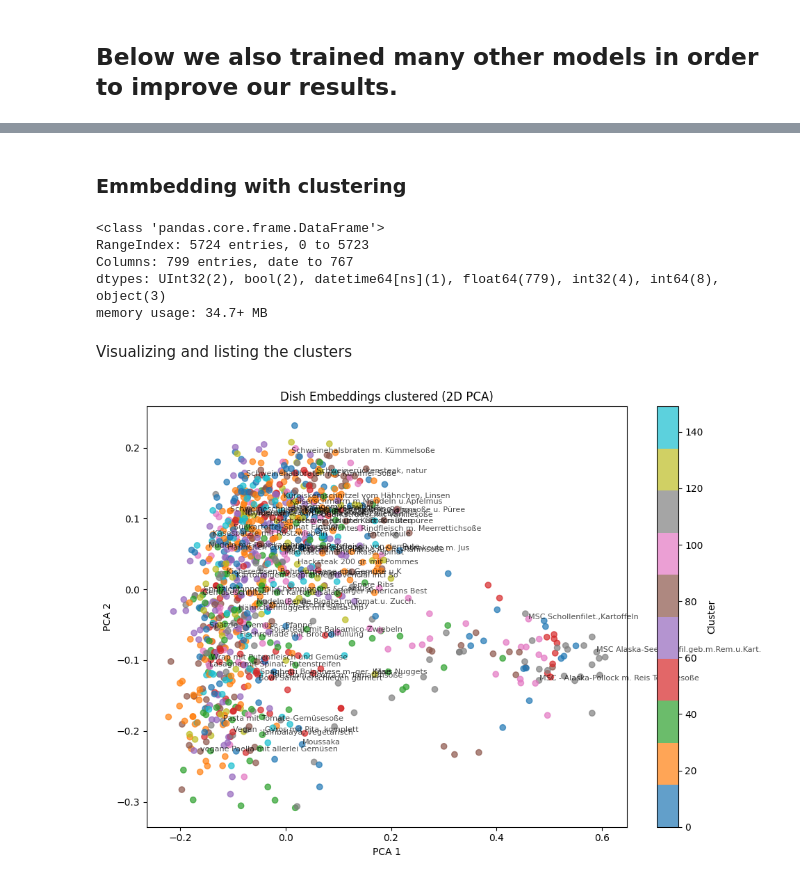
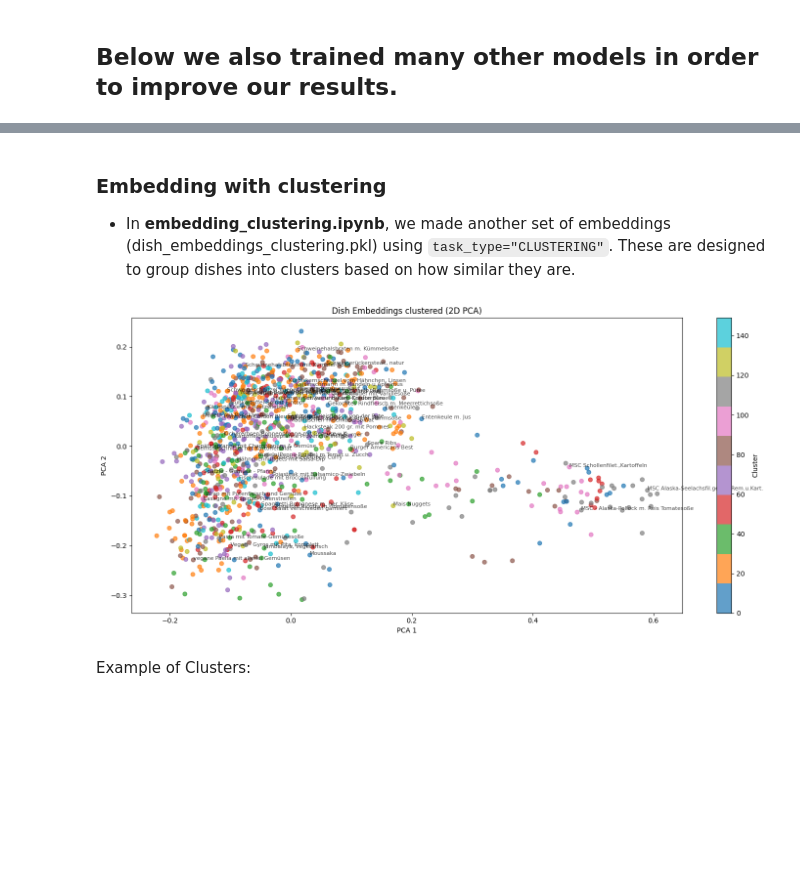
Before and after one commit to olyashevich/Predicting-food-demand-at-the-KU-Mensa, a Jupyter notebook: main.ipynb, the cells around one changed output, grey strips where cells are left out. Saved outputs shown, nothing was run; the diff lists cells and outputs as text; code cells hidden in the pictures; blank space fills up the shorter version.

```diff
--- a/main.ipynb
+++ b/main.ipynb
@@ -1211,7 +1238,0 @@ plt.show()
-# %%
-for cluster_id in range(n_clusters):
-    cluster_members = embedding_df[embedding_df['cluster'] == cluster_id]['dish_name'].tolist()
-    print(f"Cluster {cluster_id} ({len(cluster_members)} dishes):")
-    for name in cluster_members:
-        print(f"  - {name}")
-    print()
@@ -1336,12 +1277,14 @@ memory usage: 6.1+ MB
 # %%
+embeddings_127_components = embedding_df.copy()
+
 pca = PCA(n_components=127, random_state=42)
-X_embed = embeddings_expanded.drop(columns=['dish_name']).values
+X_embed = embeddings_127_components.drop(columns=['dish_name']).values
 pca_result  = pca.fit_transform(X_embed)
 
 pca_columns = [f'pca_{i+1}' for i in range(pca_result.shape[1])]
 pca_df = pd.DataFrame(pca_result, columns=pca_columns)
 
-pca_df['dish_name'] = embeddings_expanded['dish_name'].values
+pca_df['dish_name'] = embeddings_127_components['dish_name'].values
 pca_df.info()
 # %% [output]
 <class 'pandas.core.frame.DataFrame'>
@@ -1524,4 +1453,5 @@ Baseline MAE (Mensa plan, Not Essen only): 13.65
 # %%
+''''
 from sklearn.feature_extraction.text import TfidfVectorizer
 from sklearn.cluster import KMeans
 
@@ -1531,7 +1461,7 @@ unique_dishes = essen_no_covid_with_pca['dish_name'].dropna().unique()
 vectorizer = TfidfVectorizer()
 X_tfidf = vectorizer.fit_transform(unique_dishes)
 
-n_clusters=100
+n_clusters=150
 
 kmeans = KMeans(n_clusters=n_clusters, random_state=42)
 clusters = kmeans.fit_predict(X_tfidf)
@@ -1540,3 +1470,4 @@ dish_to_cluster = dict(zip(unique_dishes, clusters))
 
 essen_nc_pca_cluster = essen_no_covid_with_pca.copy()
 essen_nc_pca_cluster['dish_cluster'] = essen_nc_pca_cluster['dish_name'].map(dish_to_cluster)
+'''
@@ -1543,8 +1476,10 @@ essen_nc_pca_cluster['dish_cluster'] = essen_nc_pca_cluster['dish_name'].map(dis
 # %%
-for cluster_id in range(n_clusters):
+'''
+for cluster_id in range(10, 15):
     cluster_members = essen_nc_pca_cluster[essen_nc_pca_cluster['dish_cluster'] == cluster_id]['dish_name'].tolist()
     print(f"Cluster {cluster_id} ({len(cluster_members)} dishes):")
     for name in cluster_members:
         print(f"  - {name}")
     print()
+'''
 # %% [output]
@@ -1601,5 +1520,7 @@ R²: 0.6466603926531793
 # %% [markdown]
-### Emmbedding with clustering
+### Embedding with clustering
+
+- In **embedding_clustering.ipynb**, we made another set of embeddings (dish_embeddings_clustering.pkl) using `task_type="CLUSTERING"`. These are designed to group dishes into clusters based on how similar they are.
 # %%
 with open('pickle_files/dish_embeddings_clustering.pkl', 'rb') as f:
     dish_embeddings_clustering = pickle.load(f)
@@ -1608,47 +1529,37 @@ with open('pickle_files/dish_embeddings_clustering.pkl', 'rb') as f:
 embedding_clustering_df = pd.DataFrame.from_dict(dish_embeddings_clustering, orient='index')
 embedding_clustering_df.reset_index(inplace=True)
 embedding_clustering_df.rename(columns={'index': 'dish_name'}, inplace=True)
-# %%
-df_essen_only_llm_clustering = df_essen_only.merge(embedding_clustering_df, on='dish_name', how='left')
-
-df_essen_only_llm_clustering.info()
-# %% [output]
-<class 'pandas.core.frame.DataFrame'>
-RangeIndex: 5724 entries, 0 to 5723
-Columns: 799 entries, date to 767
-dtypes: UInt32(2), bool(2), datetime64[ns](1), float64(779), int32(4), int64(8), object(3)
-memory usage: 34.7+ MB
-# %% [markdown]
- Visualizing  and listing the clusters
 # %%
 from sklearn.cluster import KMeans
 from sklearn.decomposition import PCA
 
 
 # Assume embedding_clustering_df has 'dish_name' and embedding columns (e.g., 0, 1, ..., n)
 embedding_cols = [col for col in embedding_clustering_df.columns if col != 'dish_name']
 X = embedding_clustering_df[embedding_cols].values
 
 # Cluster the embeddings
 n_clusters = 150
 kmeans = KMeans(n_clusters=n_clusters, random_state=42)
-embedding_df['cluster'] = kmeans.fit_predict(X)
+embedding_clustering_df['cluster'] = kmeans.fit_predict(X)
 
 # Reduce to 2D for visualization
 pca = PCA(n_components=2)
 X_pca = pca.fit_transform(X)
 
-plt.figure(figsize=(10, 7))
-scatter = plt.scatter(X_pca[:, 0], X_pca[:, 1], c=embedding_df['cluster'], cmap='tab10', alpha=0.7)
+plt.figure(figsize=(15, 7))
+scatter = plt.scatter(X_pca[:, 0], X_pca[:, 1], c=embedding_clustering_df['cluster'], cmap='tab10', alpha=0.7)
 plt.title('Dish Embeddings clustered (2D PCA)')
 plt.xlabel('PCA 1')
 plt.ylabel('PCA 2')
 plt.colorbar(scatter, label='Cluster')
-for i, name in enumerate(embedding_df['dish_name']):
+for i, name in enumerate(embedding_clustering_df['dish_name']):
     if i % 20 == 0:  # annotate every 20th for readability
         plt.annotate(name, (X_pca[i, 0], X_pca[i, 1]), fontsize=8, alpha=0.7)
 plt.tight_layout()
 plt.show()
 # %% [output]
-[figure, old version]
+[figure, new version]
+# %% [markdown]
+Example of Clusters:
 # %%
```
Also changed, not shown: parts of 133 cells of this notebook, 1 other file.
